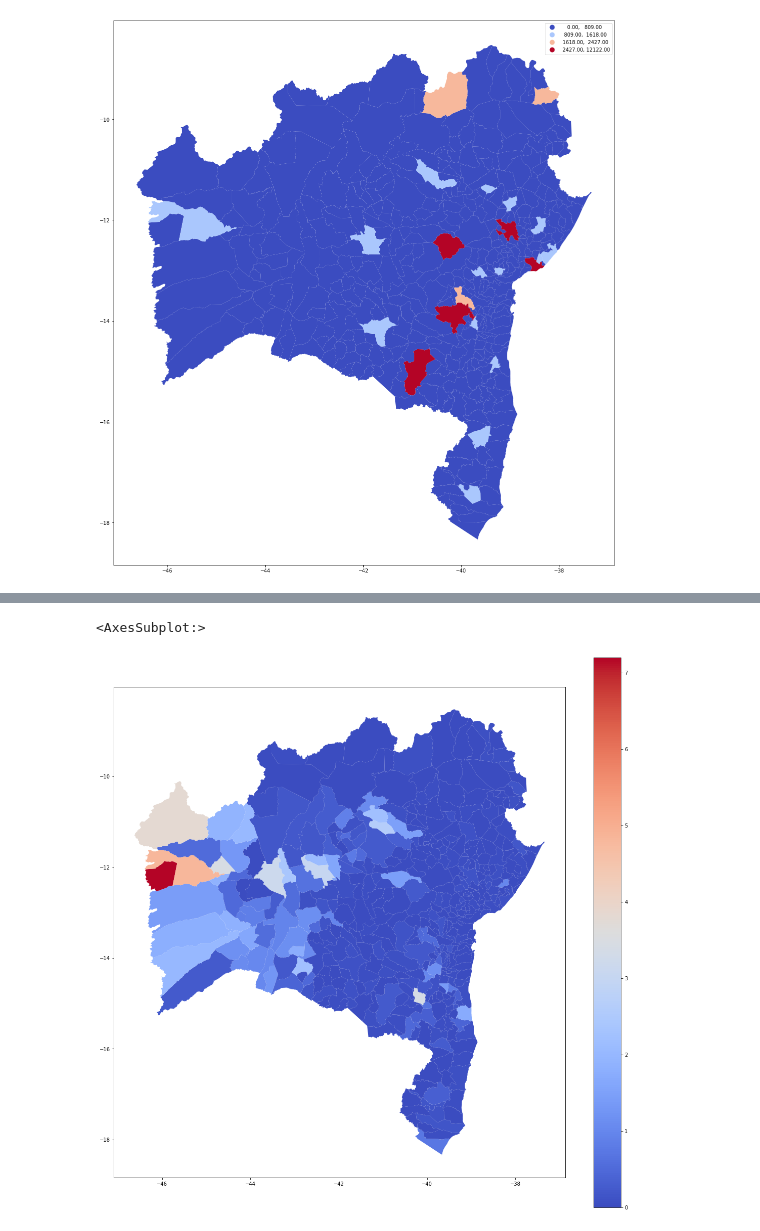
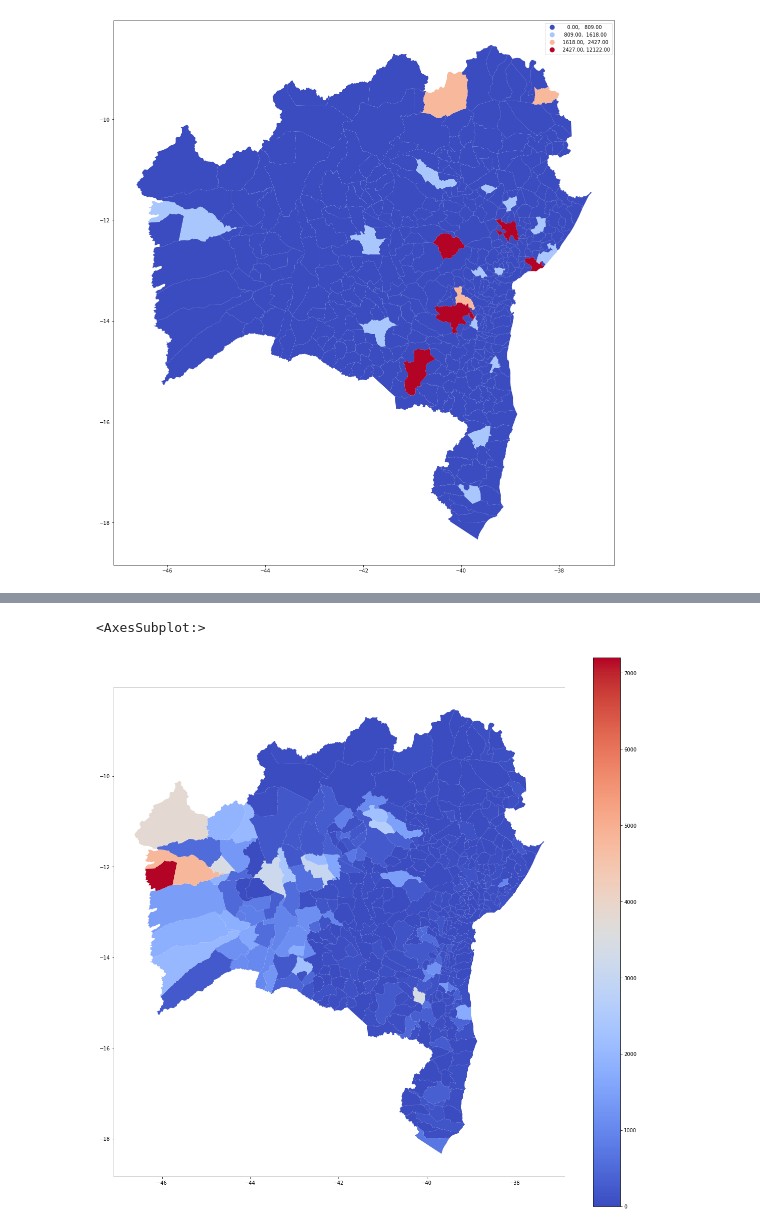
Before and after one commit to MatBrands/Modelagem-ArboBA, a Jupyter notebook: georef/static.ipynb, the cells around one changed output, grey strips where cells are left out. Cells and saved outputs as stored; diff of their text form; code cells hidden in the pictures.

```diff
--- a/georef/static.ipynb
+++ b/georef/static.ipynb
@@ -116,12 +116,12 @@ bahia.head()
 | 3 | Caravelas | 2906907 | POLYGON ((-40.22508 -17.40671, -4... | 65 | 265 | 332 | 28 | 77 | 260 | 14 | 3 | ... |
 | 4 | Lajedão | 2918902 | POLYGON ((-40.32401 -17.39604, -4... | 4 | 159 | 193 | 20 | 12 | 16 | 8 | 0 | ... |
 # %%
-bahia["Casos/População"] = 0
+bahia["Casos_100.000hab"] = 0
 # %%
 for i in range (len(bahia)):
-    bahia.loc[i, "Casos/População"] = round(bahia.iloc[i, 13]/bahia.iloc[i, 14] * 100, 2)
+    bahia.loc[i, "Casos_100.000hab"] = round(bahia.iloc[i, 13]/bahia.iloc[i, 14] * 100000, 0)
 # %%
-bahia.plot(column="Casos/População", cmap='coolwarm', linewidth=1, legend=True)
+bahia.plot(column="Casos_100.000hab", cmap='coolwarm', linewidth=1, legend=True)
 # %% [output]
 <AxesSubplot:>
-[figure, old version]
+[figure, new version]
```
